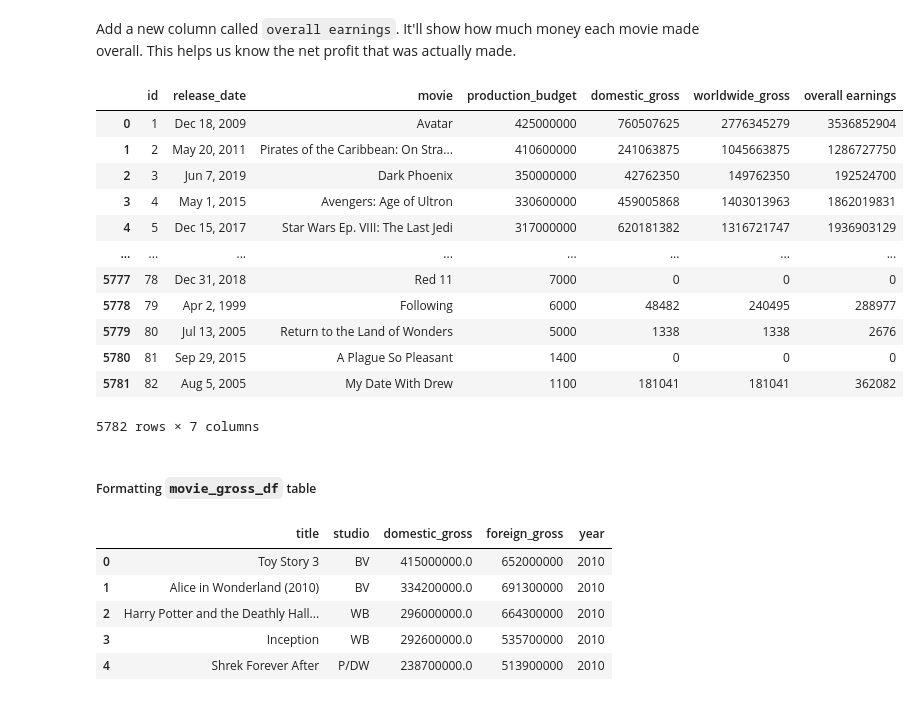
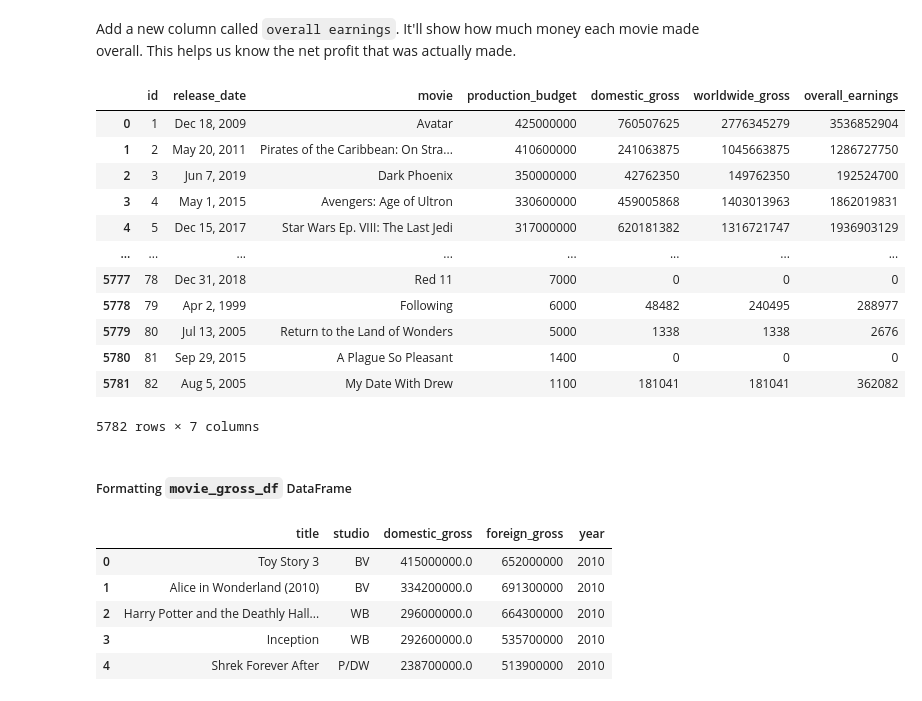
Before and after one commit to idatonui/Microsoft-Movie-Studio-Insights, a Jupyter notebook: Index.ipynb, the cells around one changed output. Cells and saved outputs as stored; diff of their text form; code cells hidden in the pictures.

```diff
--- a/Index.ipynb
+++ b/Index.ipynb
@@ -272,12 +280,11 @@ movie_budgets_df.head()
 # %% [markdown]
 Add a new column called `overall earnings`. It'll show how much money each movie made overall. This helps us know the net profit that was actually made.
 # %%
-#add new column
-
-new_movie_budgets['overall earnings'] = new_movie_budgets['domestic_gross'] + new_movie_budgets['worldwide_gross']
+# Create a new column 'overall_earnings' by adding 'domestic_gross' and 'worldwide_gross', handling potential missing values
+new_movie_budgets['overall_earnings'] = new_movie_budgets['domestic_gross'].fillna(0) + new_movie_budgets['worldwide_gross'].fillna(0)
 new_movie_budgets
 # %% [output]
-|  | id | release_date | movie | production_budget | domestic_gross | worldwide_gross | overall earnings |
+|  | id | release_date | movie | production_budget | domestic_gross | worldwide_gross | overall_earnings |
 | 0 | 1 | Dec 18, 2009 | Avatar | 425000000 | 760507625 | 2776345279 | 3536852904 |
 | 1 | 2 | May 20, 2011 | Pirates of the Caribbean: On Stra... | 410600000 | 241063875 | 1045663875 | 1286727750 |
 | 2 | 3 | Jun 7, 2019 | Dark Phoenix | 350000000 | 42762350 | 149762350 | 192524700 |
@@ -291,5 +298,5 @@ new_movie_budgets
 | 5781 | 82 | Aug 5, 2005 | My Date With Drew | 1100 | 181041 | 181041 | 362082 |
 5782 rows × 7 columns
 # %% [markdown]
-##### Formatting `movie_gross_df` table
+##### Formatting `movie_gross_df` DataFrame
 # %%
```
Also changed, not shown: parts of 39 cells of this notebook, 1 other file.
